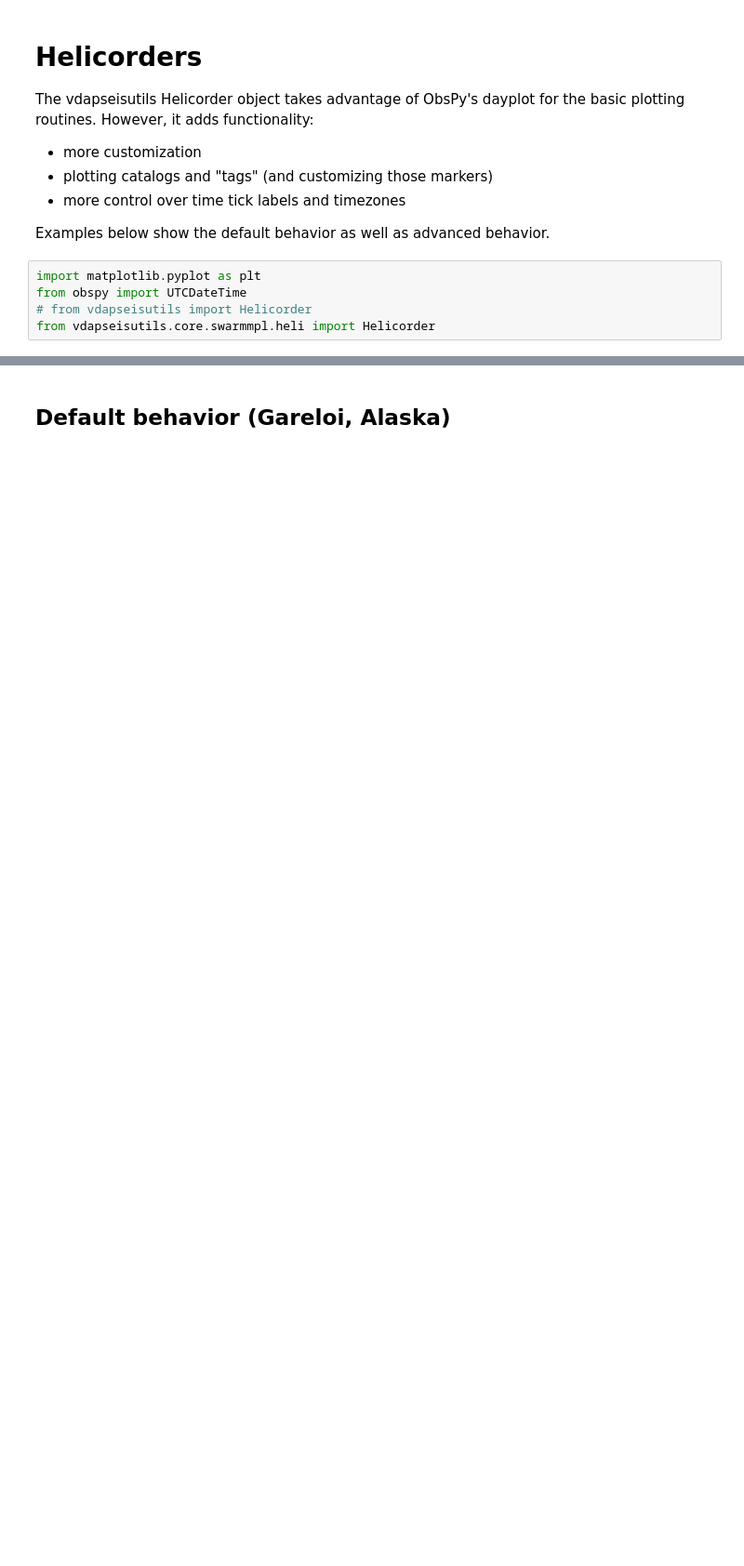
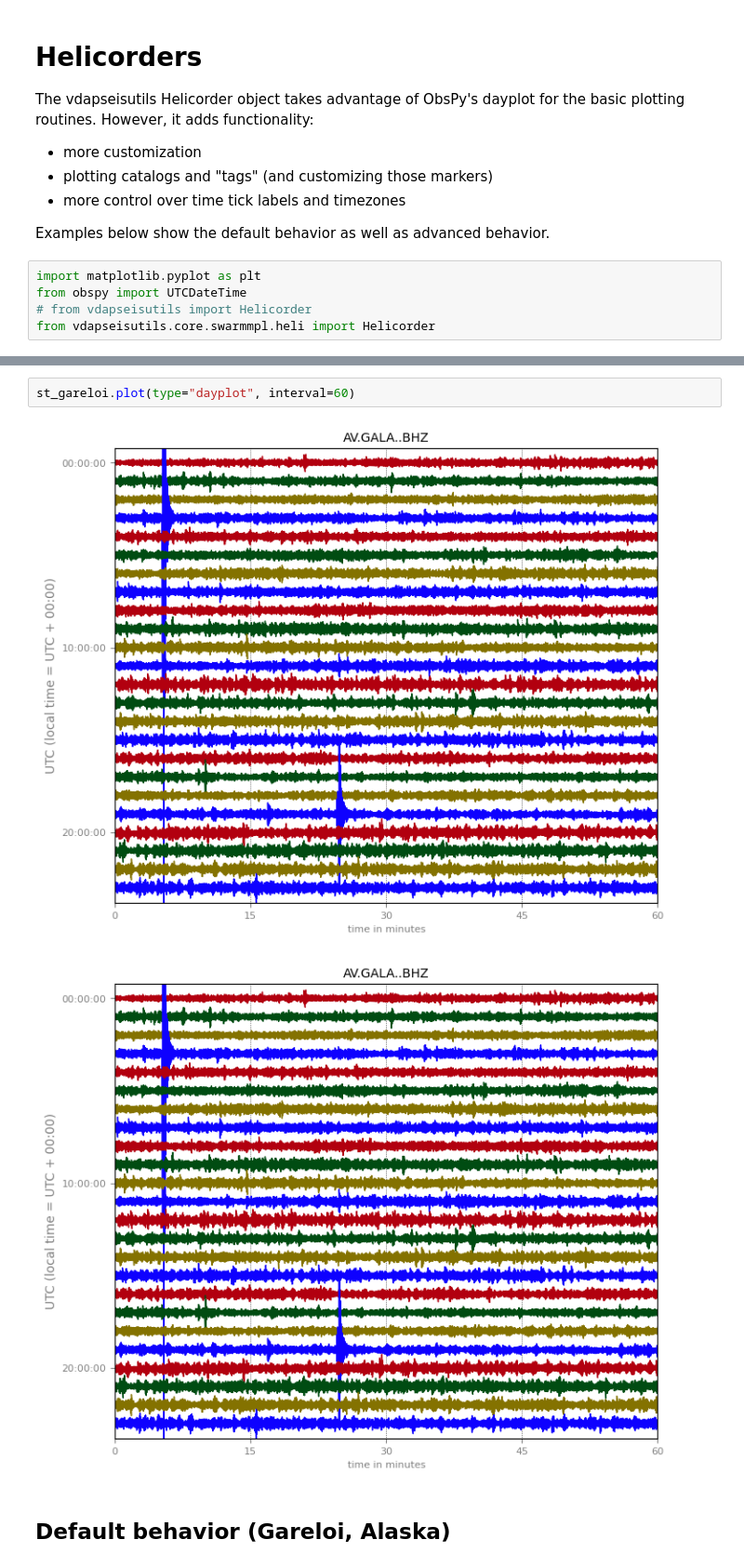
Before and after one commit to jwellik/vdapseisutils, a Jupyter notebook: gallery/Helicorder_tutorial.ipynb, the cells around one changed output, grey strips where cells are left out. Shown at 93% size. Cells and saved outputs as stored; diff of their text form; blank space fills up the shorter version.

```diff
--- a/gallery/Helicorder_tutorial.ipynb
+++ b/gallery/Helicorder_tutorial.ipynb
@@ -14,2 +22,7 @@ from vdapseisutils.core.swarmmpl.heli import Helicorder
+# %%
+st_gareloi.plot(type="dayplot", interval=60)
+# %% [output]
+[figure, added]
+[figure, added]
 # %% [markdown]
 ## Default behavior (Gareloi, Alaska)
```
Also changed, not shown: parts of 8 cells of this notebook, 1 other file.
